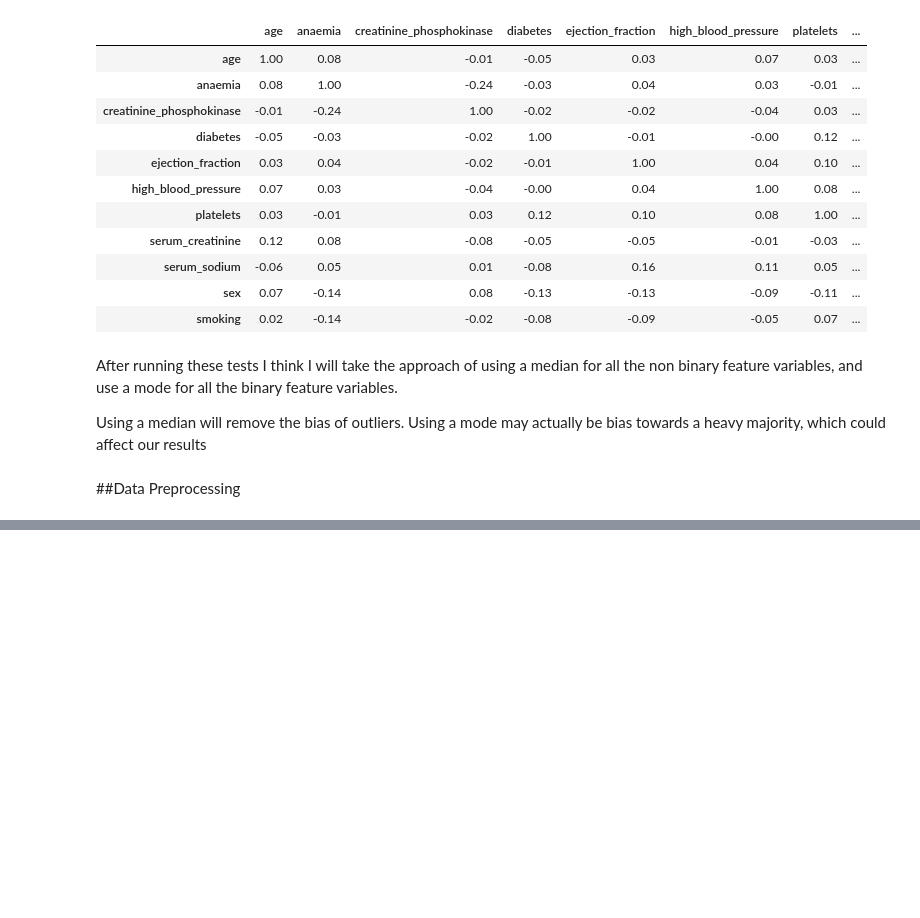
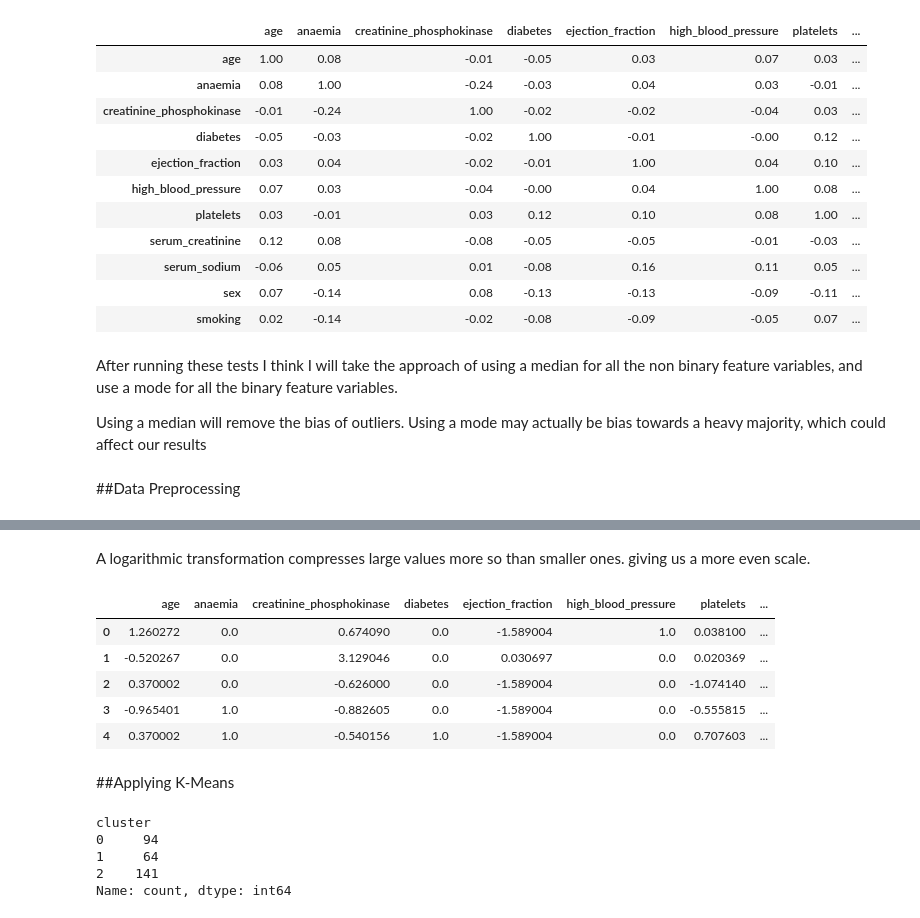
Before and after one commit to NathanMcCormack/Principles_of_ML_Assignment2, a Jupyter notebook: PML_Assignment2_26244470.ipynb, the cells around one changed output, grey strips where cells are left out. Saved outputs shown, nothing was run; the diff lists cells and outputs as text; code cells hidden in the pictures; blank space fills up the shorter version.

Commit message:
Finished Data Preprocessing

```diff
--- a/PML_Assignment2_26244470.ipynb
+++ b/PML_Assignment2_26244470.ipynb
@@ -147,0 +242,48 @@ binary_cols = ["anaemia", "diabetes", "high_blood_pressure", "sex", "smoking"]
+# %% [markdown]
+A logarithmic transformation compresses large values more so than smaller ones. giving us a more even scale.
+# %%
+#ref: https://numpy.org/doc/stable/reference/generated/numpy.log1p.html
+
+df_transformed = df_clean.copy()
+
+#apply the log to our feature column
+df_transformed["creatinine_phosphokinase"] = np.log1p(df_transformed["creatinine_phosphokinase"])
+# %%
+#using the same code from the previous preprocessing step
+scaler = StandardScaler()
+
+df_scaled = df_transformed.copy()
+df_scaled[nonbinary_cols] = scaler.fit_transform(df_scaled[nonbinary_cols])
+
+display(df_scaled.head())
+# %% [output]
+|  | age | anaemia | creatinine_phosphokinase | diabetes | ejection_fraction | high_blood_pressure | platelets | ... |
+| 0 | 1.260272 | 0.0 | 0.674090 | 0.0 | -1.589004 | 1.0 | 0.038100 | ... |
+| 1 | -0.520267 | 0.0 | 3.129046 | 0.0 | 0.030697 | 0.0 | 0.020369 | ... |
+| 2 | 0.370002 | 0.0 | -0.626000 | 0.0 | -1.589004 | 0.0 | -1.074140 | ... |
+| 3 | -0.965401 | 1.0 | -0.882605 | 0.0 | -1.589004 | 0.0 | -0.555815 | ... |
+| 4 | 0.370002 | 1.0 | -0.540156 | 1.0 | -1.589004 | 0.0 | 0.707603 | ... |
+# %% [markdown]
+##Applying K-Means
+# %%
+#https://scikit-learn.org/stable/modules/generated/sklearn.cluster.KMeans.html
+#kmeans model with 3 clusters
+#random state = 3 just makes it reproducable when rerunning cells
+#n_init = 10 - run skmeans with 10 different initialisatuions and keep steh solution with the lowest inertia
+kmeans = KMeans(n_clusters=3, random_state=3, n_init=10)
+
+#finds the clusters and returns a cluster label for every patient
+clusters = kmeans.fit_predict(df_scaled)
+
+#add a new cluster column
+df_results = df_clean.copy()
+df_results["cluster"] = clusters
+
+#counts number of patients for each cluster
+print(df_results["cluster"].value_counts().sort_index())
+# %% [output]
+cluster
+0     94
+1     64
+2    141
+Name: count, dtype: int64
```
Also changed, not shown: parts of 11 cells of this notebook.
